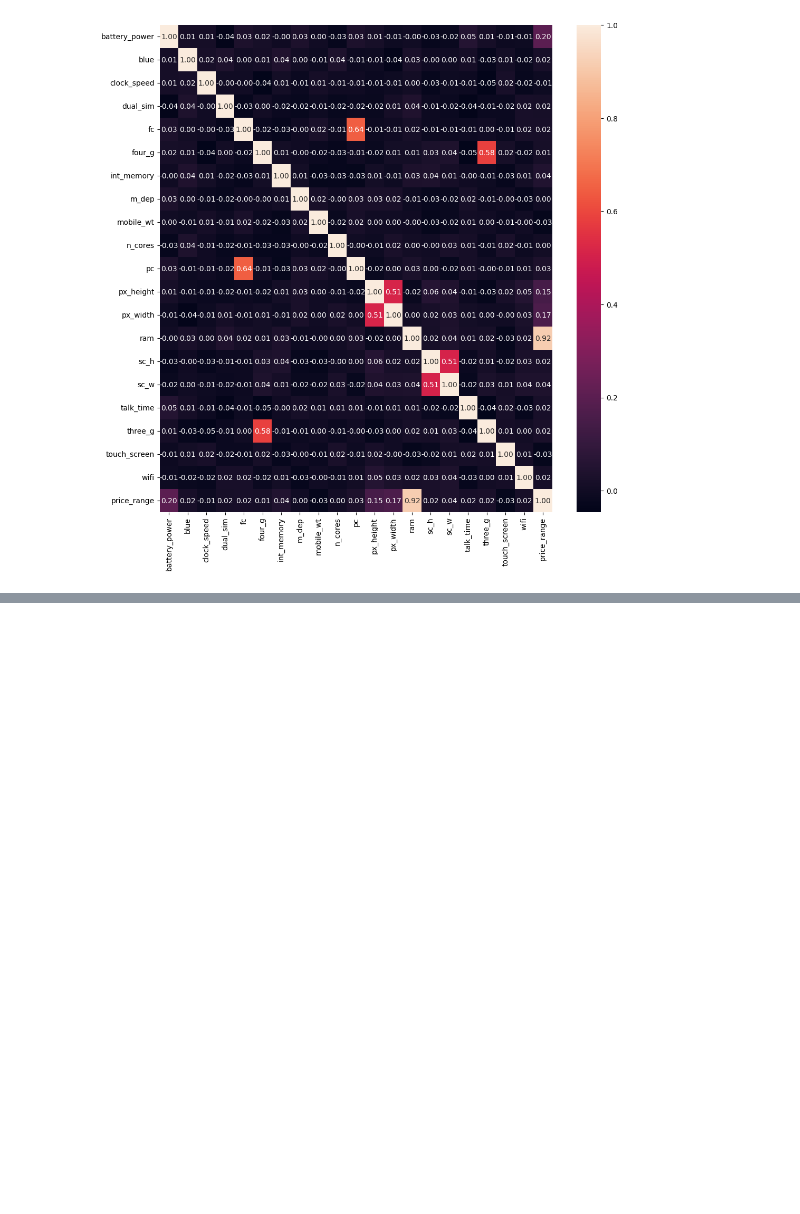
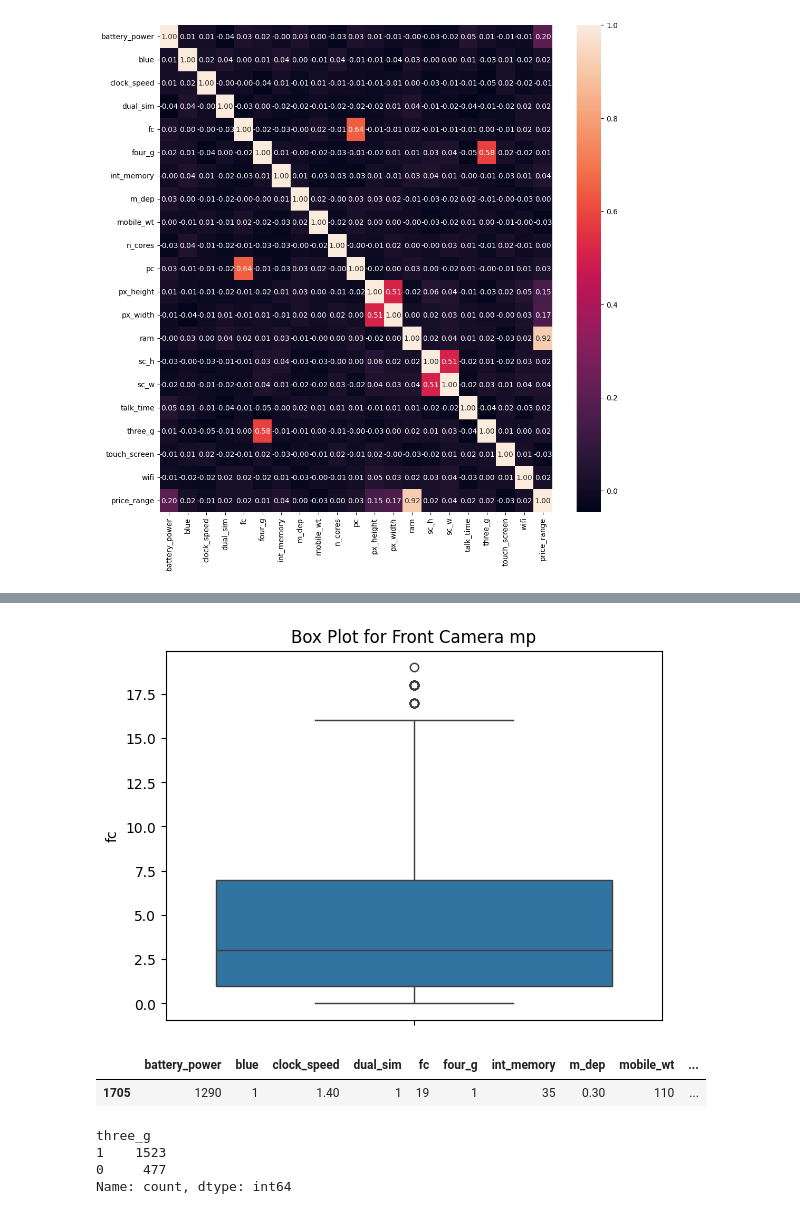
Before and after one commit to Venchislav/AI-Projects, a Jupyter notebook: Machine Learning/Kaggle/MobilePriceCLF/mobile_price_classification.ipynb, the cells around one changed output, grey strips where cells are left out. Drawn from its saved outputs; the diff is of its cells as text; code cells hidden in the pictures; blank space fills up the shorter version.

```diff
--- a/Machine Learning/Kaggle/MobilePriceCLF/mobile_price_classification.ipynb
+++ b/Machine Learning/Kaggle/MobilePriceCLF/mobile_price_classification.ipynb
@@ -121,0 +141,11 @@ Notes: <br>
+# %%
+plt.title('Box Plot for Front Camera mp')
+sns.boxplot(df['fc']);
+# %% [output]
+[figure, added]
+# %%
+# wtf?
+df[df['fc'] == 19]
+# %% [output]
+|  | battery_power | blue | clock_speed | dual_sim | fc | four_g | int_memory | m_dep | mobile_wt | ... |
+| 1705 | 1290 | 1 | 1.40 | 1 | 19 | 1 | 35 | 0.30 | 110 | ... |
@@ -121,0 +154,8 @@ Notes: <br>
+# %%
+# yep
+df['three_g'].value_counts()
+# %% [output]
+three_g
+1    1523
+0     477
+Name: count, dtype: int64
```
Also changed, not shown: parts of 6 cells of this notebook.
